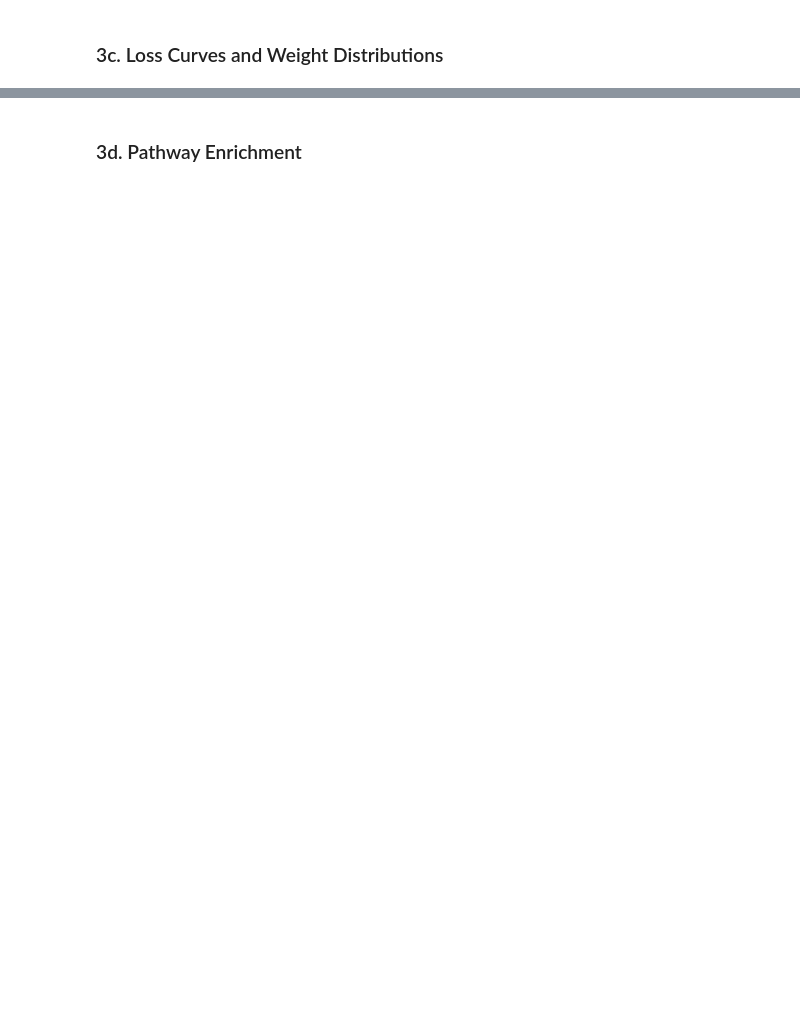
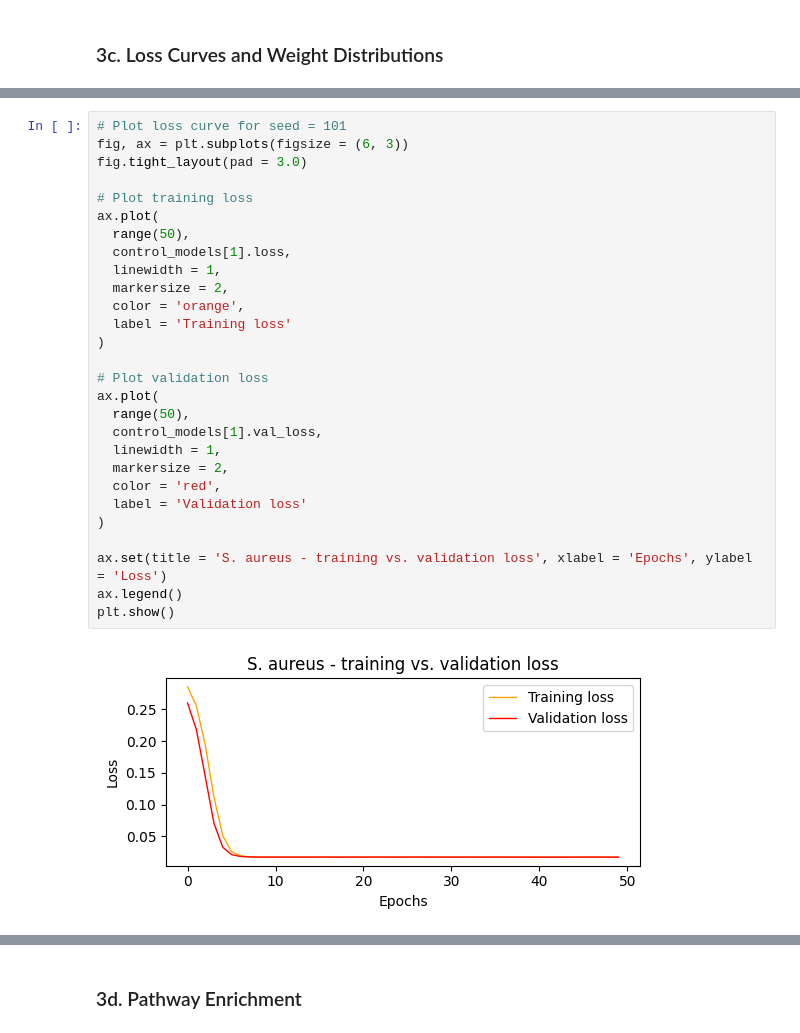
Before and after one commit to Mukundan-T/seqADAGE, a Jupyter notebook: Py/muk_transfer_learning/Mukundan_sA_ecmg_tl.ipynb, the cells around one changed output, grey strips where cells are left out. Cells and saved outputs as stored; diff of their text form; blank space fills up the shorter version.

```diff
--- a/Py/muk_transfer_learning/Mukundan_sA_ecmg_tl.ipynb
+++ b/Py/muk_transfer_learning/Mukundan_sA_ecmg_tl.ipynb
@@ -230,0 +259,30 @@ plt.show()
+# %%
+# Plot loss curve for seed = 101
+fig, ax = plt.subplots(figsize = (6, 3))
+fig.tight_layout(pad = 3.0)
+
+# Plot training loss
+ax.plot(
+  range(50),
+  control_models[1].loss,
+  linewidth = 1,
+  markersize = 2,
+  color = 'orange',
+  label = 'Training loss'
+)
+
+# Plot validation loss
+ax.plot(
+  range(50),
+  control_models[1].val_loss,
+  linewidth = 1,
+  markersize = 2,
+  color = 'red',
+  label = 'Validation loss'
+)
+
+ax.set(title = 'S. aureus - training vs. validation loss', xlabel = 'Epochs', ylabel = 'Loss')
+ax.legend()
+plt.show()
+# %% [output]
+[figure, added]
```
Also changed, not shown: parts of 25 cells of this notebook.
